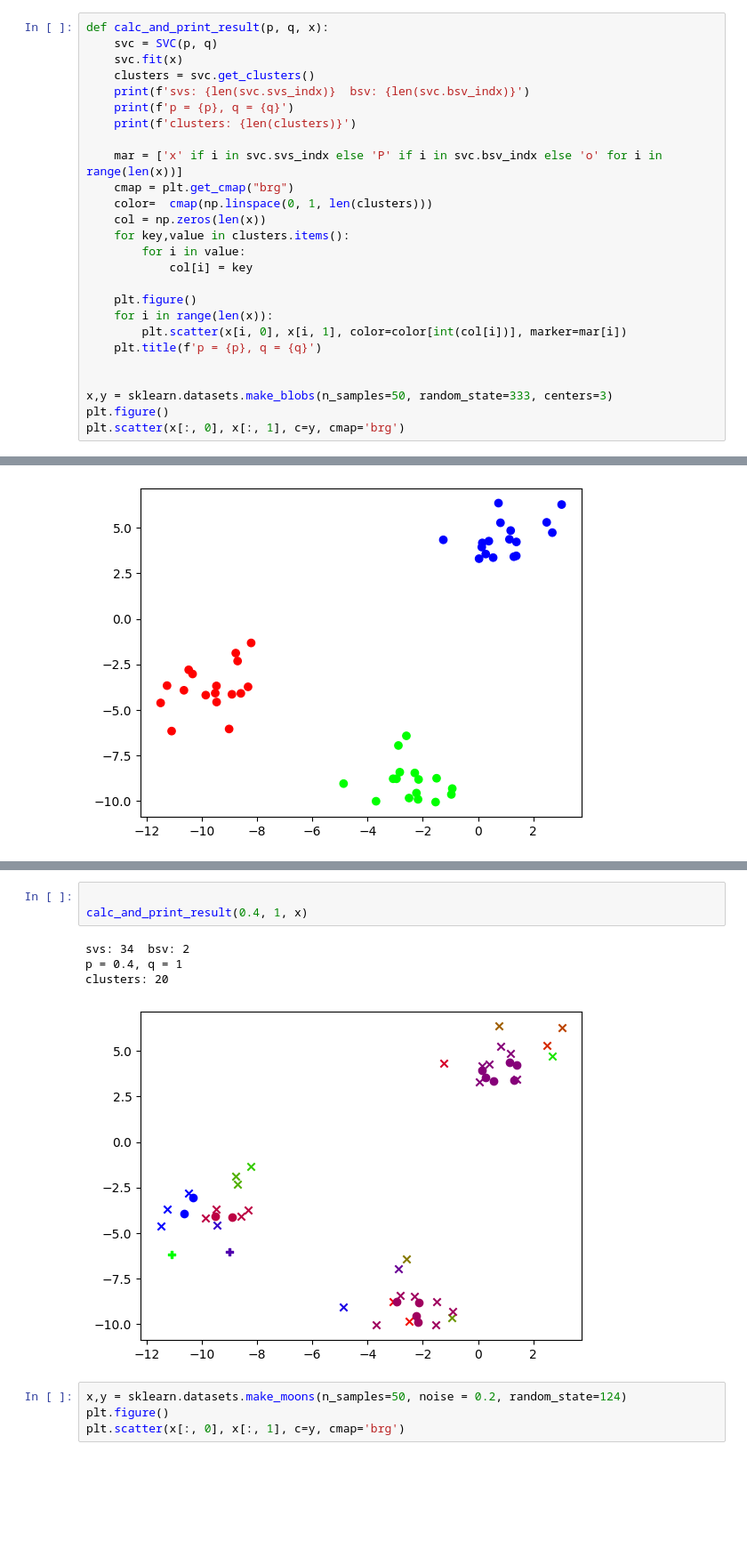
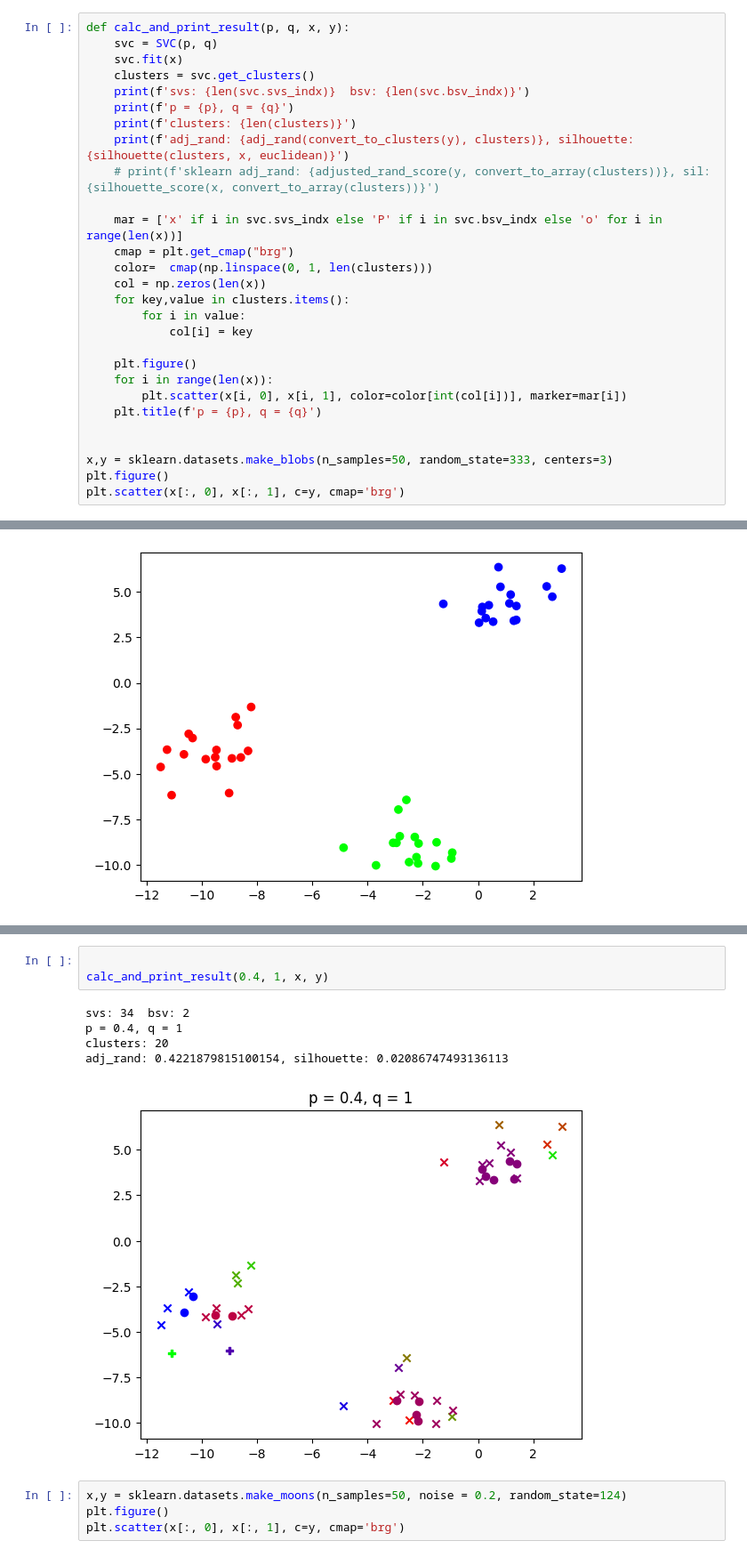
Before and after one commit to DmitryjVeselyj/Stat_Labs, a Jupyter notebook: 3_Lab/demonstration.ipynb, the cells around one changed output, grey strips where cells are left out. Shown: that part at 89% size. Cells and saved outputs as stored; diff of their text form; blank space fills up the shorter version.

```diff
--- a/3_Lab/demonstration.ipynb
+++ b/3_Lab/demonstration.ipynb
@@ -6,11 +9,13 @@ from matplotlib import pyplot as plt
 # %%
-def calc_and_print_result(p, q, x):
+def calc_and_print_result(p, q, x, y):
     svc = SVC(p, q)
     svc.fit(x)
     clusters = svc.get_clusters()
     print(f'svs: {len(svc.svs_indx)}  bsv: {len(svc.bsv_indx)}')
     print(f'p = {p}, q = {q}')
     print(f'clusters: {len(clusters)}')
+    print(f'adj_rand: {adj_rand(convert_to_clusters(y), clusters)}, silhouette: {silhouette(clusters, x, euclidean)}')
+    # print(f'sklearn adj_rand: {adjusted_rand_score(y, convert_to_array(clusters))}, sil:{silhouette_score(x, convert_to_array(clusters))}')
 
     mar = ['x' if i in svc.svs_indx else 'P' if i in svc.bsv_indx else 'o' for i in range(len(x))]
     cmap = plt.get_cmap("brg")
@@ -70,12 +80,13 @@ clusters: 11
 [figure]
 # %%
 
-calc_and_print_result(0.4, 1, x)
+calc_and_print_result(0.4, 1, x, y)
 # %% [output]
 svs: 34  bsv: 2
 p = 0.4, q = 1
 clusters: 20
+adj_rand: 0.4221879815100154, silhouette: 0.02086747493136113
-[figure, old version]
+[figure, new version]
 # %%
 x,y = sklearn.datasets.make_moons(n_samples=50, noise = 0.2, random_state=124)
 plt.figure()
```
Also changed, not shown: parts of 10 cells of this notebook, 3 other files.
